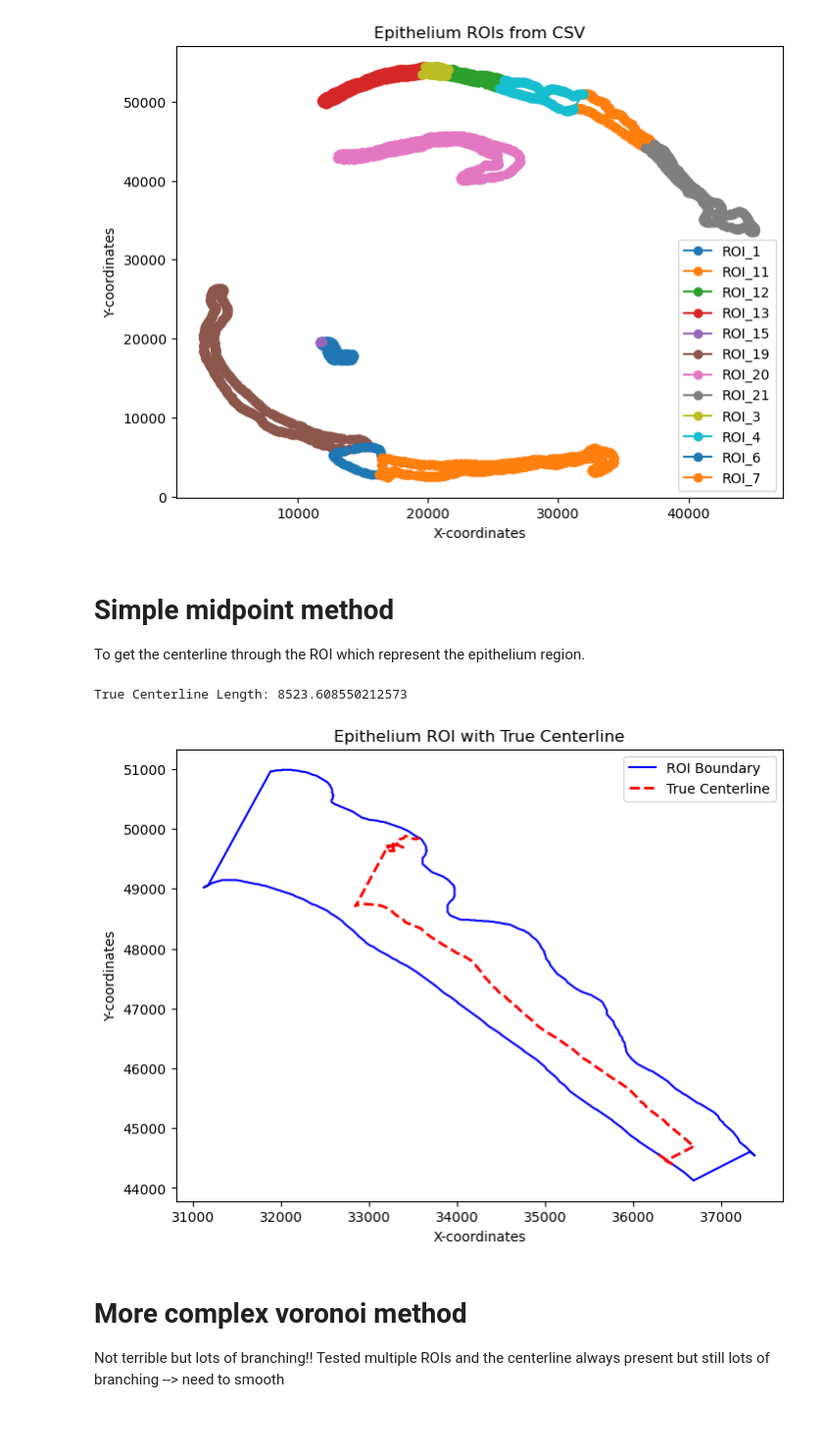
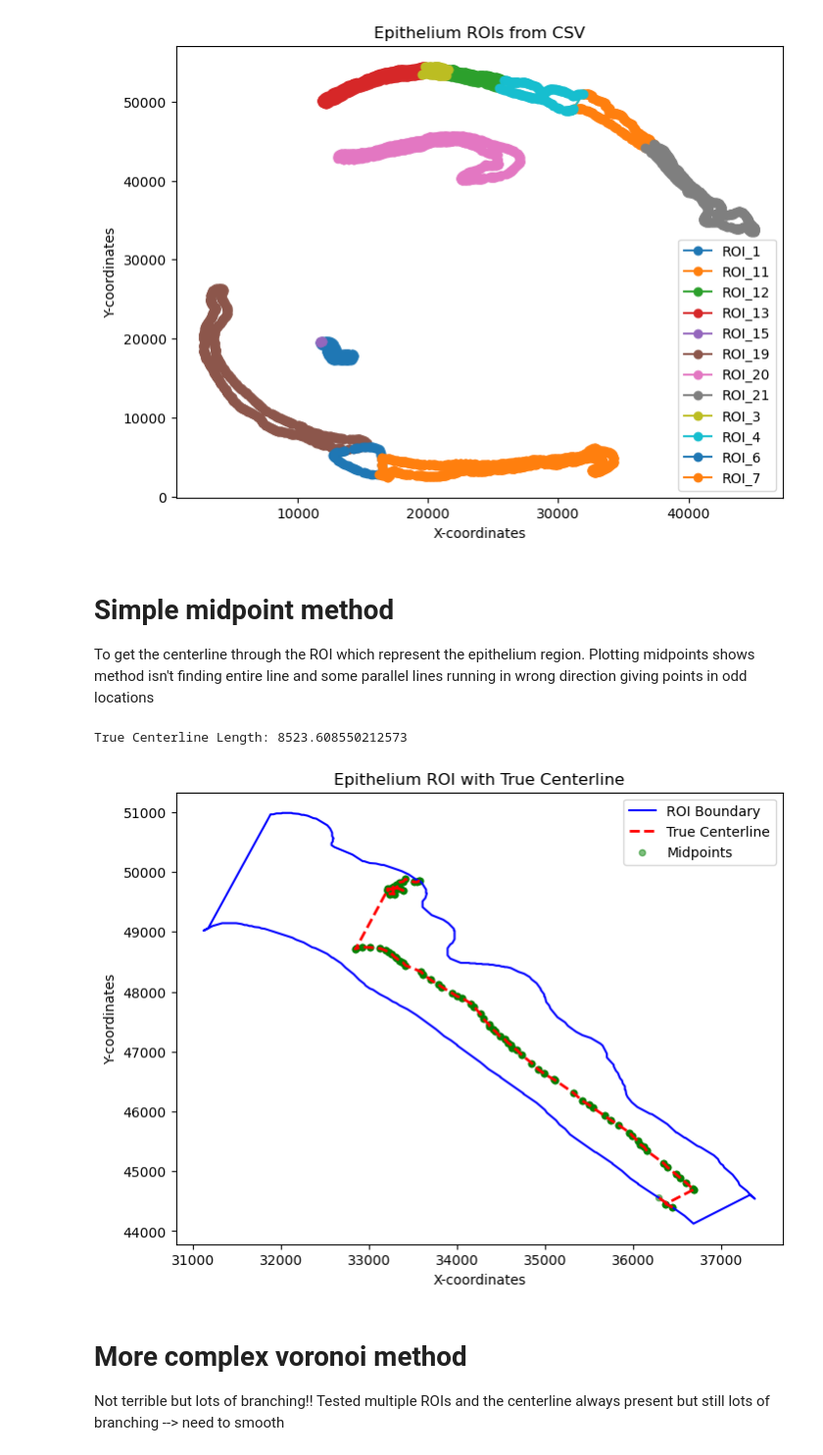
Before and after one commit to Satanna1/Cancer_Project_2025, a Jupyter notebook: Centerline_Shapely_Sheel.ipynb, the cells around one changed output. Shown at 98% size. Saved outputs shown, nothing was run; the diff lists cells and outputs as text; code cells hidden in the pictures; blank space fills up the shorter version.

```diff
--- a/Centerline_Shapely_Sheel.ipynb
+++ b/Centerline_Shapely_Sheel.ipynb
@@ -152,6 +152,7 @@ plt.show()
 # %% [markdown]
 # Simple midpoint method
 To get the centerline through the ROI which represent the epithelium region.
+Plotting midpoints shows method isn't finding entire line and some parallel lines running in wrong direction giving points in odd locations
 # %%
 #getting centerline with simple method + visualizing it
 from shapely.geometry import Polygon, LineString, MultiLineString
@@ -172,34 +173,38 @@ sampled_points = exterior_coords[indices]
 midpoints = []
 for i in range(len(sampled_points) // 2):
     x_mid = (sampled_points[i][0] + sampled_points[-(i + 1)][0]) / 2
     y_mid = (sampled_points[i][1] + sampled_points[-(i + 1)][1]) / 2
     midpoints.append((x_mid, y_mid))
 
 # Step 3: Convert midpoints into a LineString
 centerline = LineString(midpoints)
 
 # Step 4: Measure the centerline length
 print("True Centerline Length:", centerline.length)
 
 # Step 5: Visualize ROI boundary and the extracted centerline
 fig, ax = plt.subplots(figsize=(8, 6))
 
 # Plot ROI boundary
 x, y = roi_polygon.exterior.xy
 ax.plot(x, y, linestyle="-", color="blue", label="ROI Boundary")
 
 # Plot Centerline
 x_c, y_c = centerline.xy
 ax.plot(x_c, y_c, linestyle="--", color="red", linewidth=2, label="True Centerline")
 
+# Plot midpoints
+midpoints_array = np.array(midpoints)
+ax.scatter(midpoints_array[:,0], midpoints_array[:,1], color='green', s=20, alpha=0.5, label='Midpoints')
+
 plt.xlabel("X-coordinates")
 plt.ylabel("Y-coordinates")
 plt.title("Epithelium ROI with True Centerline")
 plt.legend()
 plt.show()
 # %% [output]
 True Centerline Length: 8523.608550212573
-[figure, old version]
+[figure, new version]
 # %% [markdown]
 # More complex voronoi method
 
```
